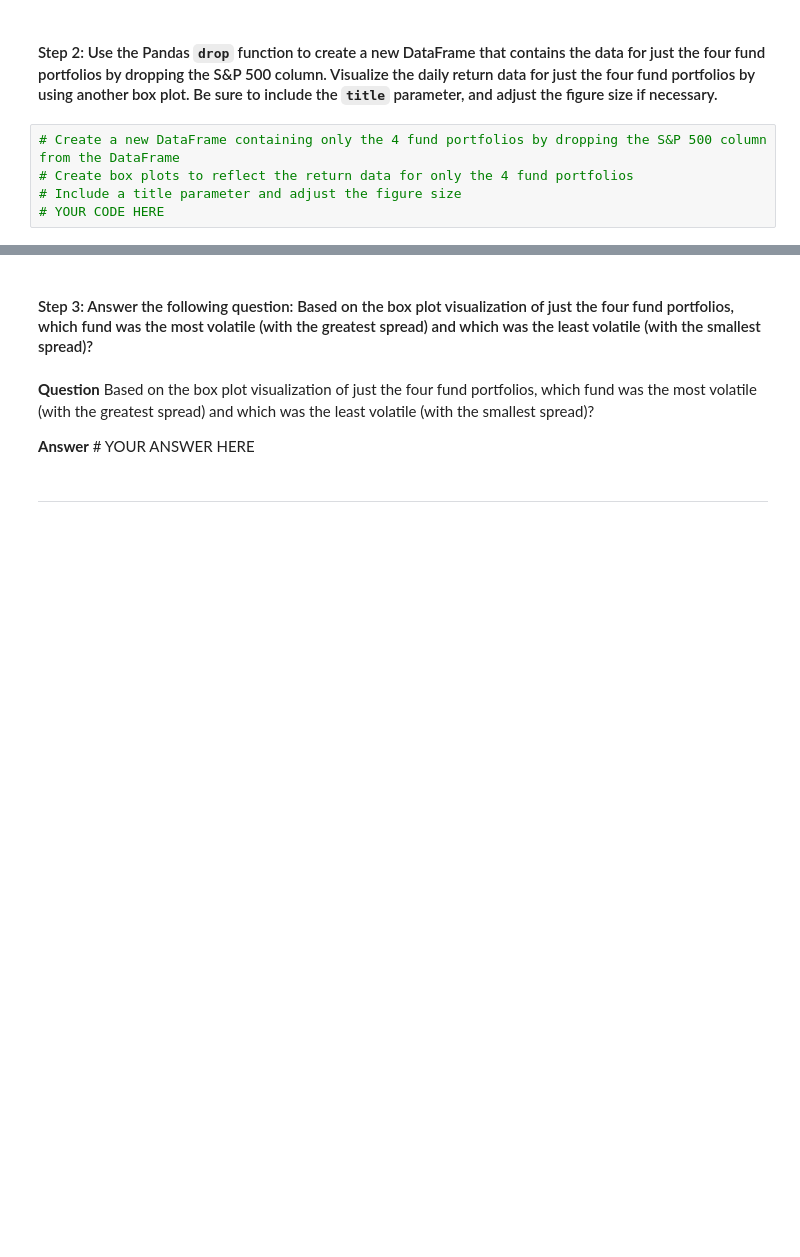
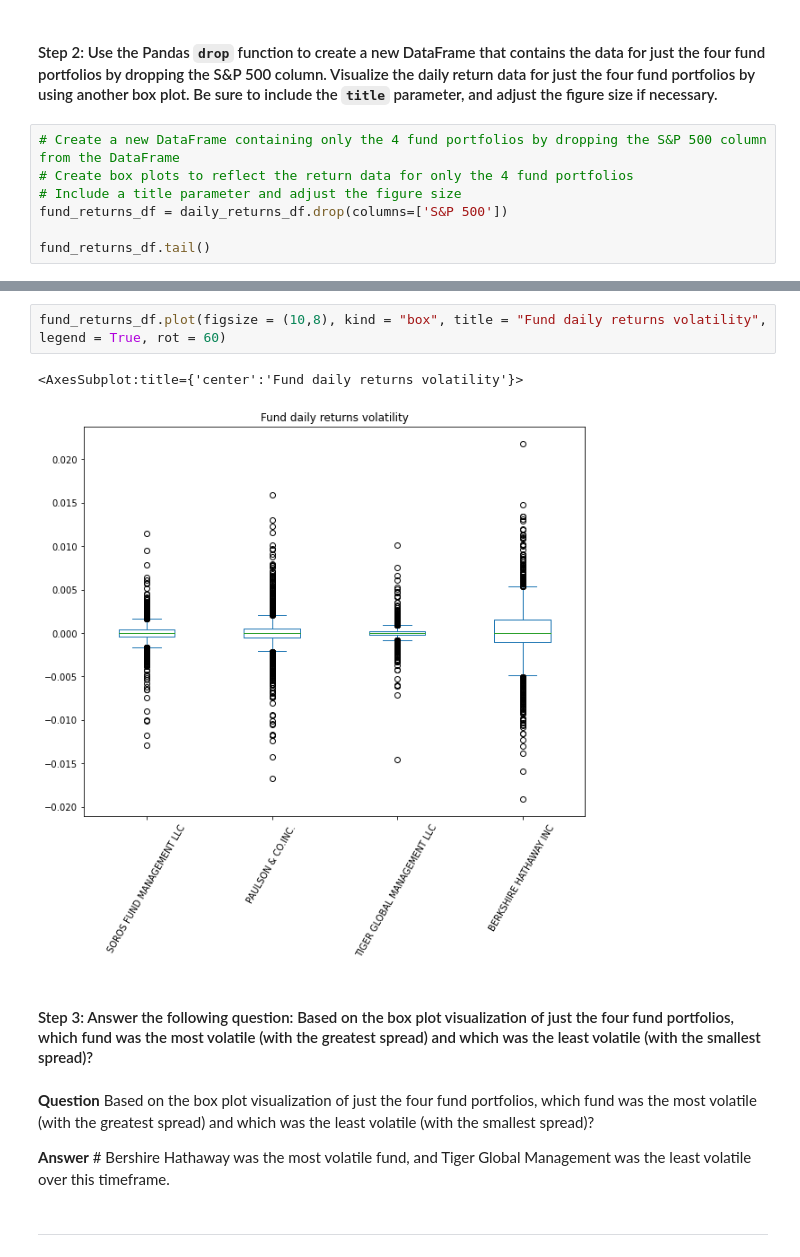
Before and after one commit to nmendelow/bootcamp_challenge_4, a Jupyter notebook: risk_return_analysis.ipynb, the cells around one changed output, grey strips where cells are left out. Drawn from its saved outputs; the diff is of its cells as text; blank space fills up the shorter version.

```diff
--- a/risk_return_analysis.ipynb
+++ b/risk_return_analysis.ipynb
@@ -213,4 +217,6 @@ Analyze the volatility of each of the four fund portfolios and of the S&P 500 In
 # Create a new DataFrame containing only the 4 fund portfolios by dropping the S&P 500 column from the DataFrame
 # Create box plots to reflect the return data for only the 4 fund portfolios
 # Include a title parameter and adjust the figure size
-# YOUR CODE HERE
+fund_returns_df = daily_returns_df.drop(columns=['S&P 500'])
+
+fund_returns_df.tail()
@@ -217,9 +231,14 @@ Analyze the volatility of each of the four fund portfolios and of the S&P 500 In
+# %%
+fund_returns_df.plot(figsize = (10,8), kind = "box", title = "Fund daily returns volatility", legend = True, rot = 60)
+# %% [output]
+<AxesSubplot:title={'center':'Fund daily returns volatility'}>
+[figure, added]
 # %% [markdown]
 #### Step 3: Answer the following question: Based on the box plot visualization of just the four fund portfolios, which fund was the most volatile (with the greatest spread) and which was the least volatile (with the smallest spread)?
 # %% [markdown]
 **Question** Based on the box plot visualization of just the four fund portfolios, which fund was the most volatile (with the greatest spread) and which was the least volatile (with the smallest spread)?
 
-**Answer** # YOUR ANSWER HERE
+**Answer** # Bershire Hathaway was the most volatile fund, and Tiger Global Management was the least volatile over this timeframe.
 # %% [markdown]
 ---
 # %% [markdown]
```
Also changed, not shown: parts of 24 cells of this notebook.
